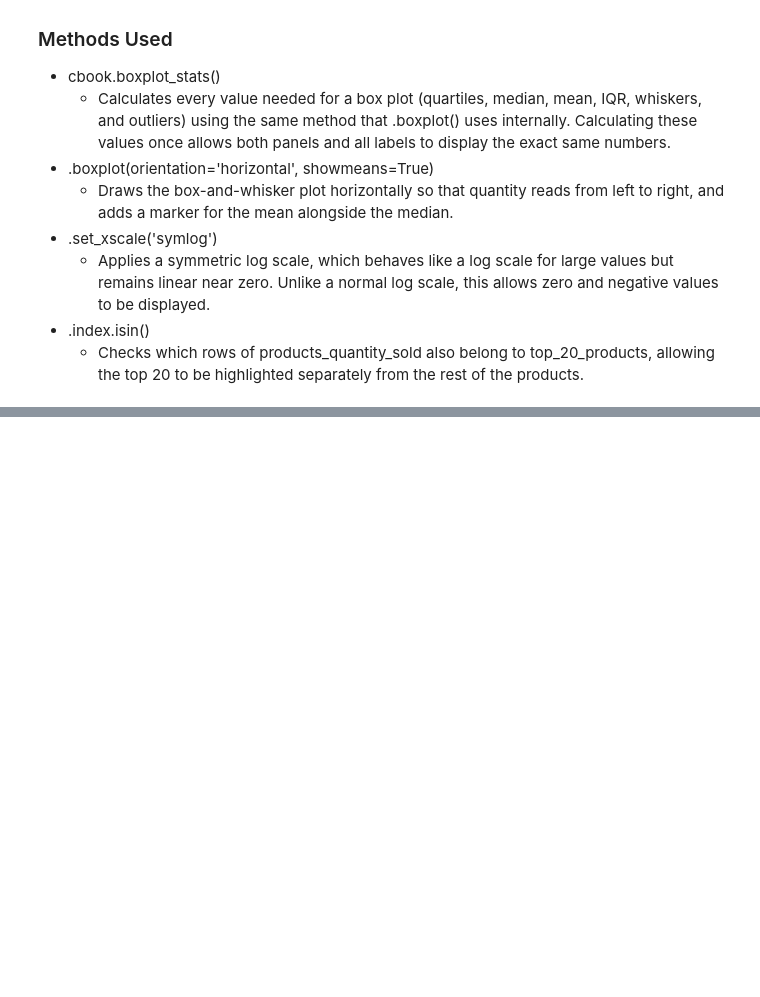
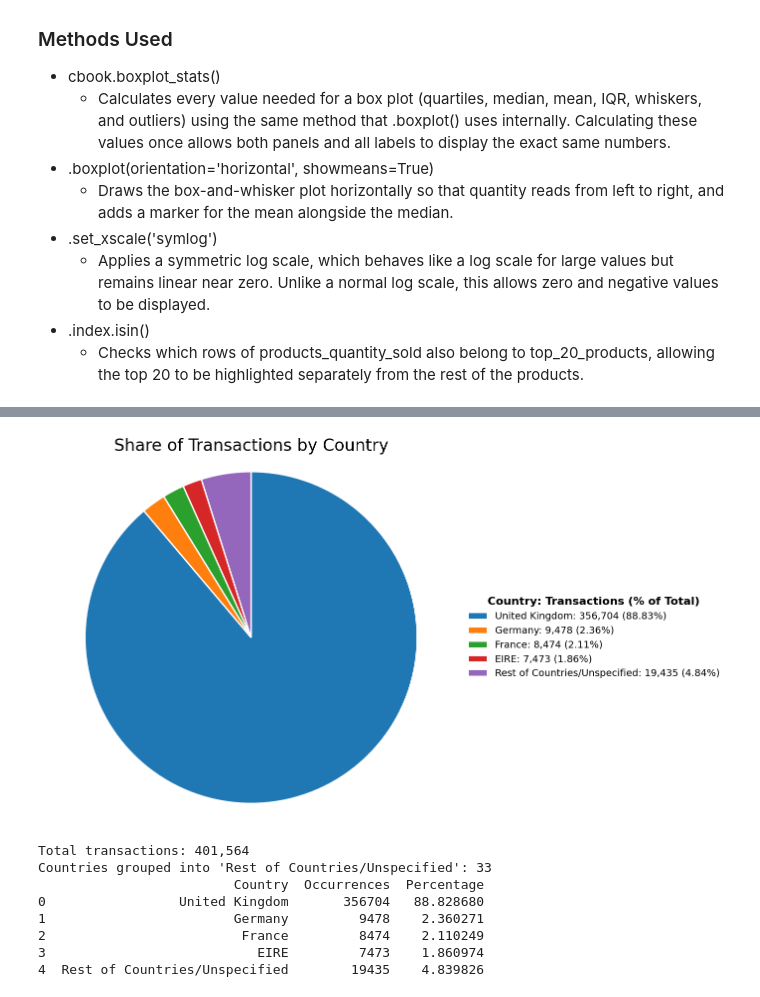
Before and after one commit to rymatata/coursera-exploratory-data-analysis, a Jupyter notebook: Notebooks/online_retail.ipynb, the cells around one changed output, grey strips where cells are left out. Drawn from its saved outputs; the diff is of its cells as text; code cells hidden in the pictures; blank space fills up the shorter version.

Commit message:
Analysis on amount of transactions by country

```diff
--- a/Notebooks/online_retail.ipynb
+++ b/Notebooks/online_retail.ipynb
@@ -978,3 +978,16 @@ Lastly, it should be noted that being an outlier confirms that a product sold an
     - Applies a symmetric log scale, which behaves like a log scale for large values but remains linear near zero. Unlike a normal log scale, this allows zero and negative values to be displayed.
 - .index.isin()
     - Checks which rows of products_quantity_sold also belong to top_20_products, allowing the top 20 to be highlighted separately from the rest of the products.
+# %%
+# Counting the number of distinct countries that appear in the DataFrame
+unique_countries = cleaned_retail_df['Country'].nunique()
+print(f"Number of unique countries: {unique_countries}")
+
+countries_transactions = (cleaned_retail_df
+             .groupby('Country') # Grouping every row (transaction) by its country
+             .size() # Counts the number of rows within each country group
+             .reset_index(name='Occurrences') # Creates a new column for the number of rows for each country
+             .sort_values('Occurrences', ascending=False) # Orders the countries from most to least occurrences
+             .reset_index(drop=True)) # Resets the index so it reflects the new order
+
+print(countries_transactions)
@@ -980,0 +1012,54 @@ Lastly, it should be noted that being an outlier confirms that a product sold an
+# %%
+total_transactions = countries_transactions['Occurrences'].sum()
+
+# Creating a percentage column without editing the original DataFrame
+countries_share = countries_transactions.assign(Percentage=lambda df: df['Occurrences'] / total_transactions * 100)
+
+# Countries that make up at least 1% of all transactions are shown individually, the rest are grouped together
+is_top_country = (countries_share['Percentage'] >= 1) & (countries_share['Country'] != 'Unspecified')
+top_countries = countries_share[is_top_country]
+rest_of_countries = countries_share[~is_top_country]
+
+countries_pie = pd.concat([top_countries,
+                           pd.DataFrame({'Country': ['Rest of Countries/Unspecified'],
+                                         'Occurrences': [rest_of_countries['Occurrences'].sum()],
+                                         'Percentage': [rest_of_countries['Percentage'].sum()]})],
+                          ignore_index=True)
+
+fig, ax = plt.subplots(figsize=(14, 8))
+
+wedges, _ = ax.pie(countries_pie['Occurrences'],
+                      colors=plt.cm.tab10.colors[:len(countries_pie)], # Fixed color order so each category keeps the same color
+                      startangle=90,
+                      counterclock=False, # Slices are drawn clockwise from the top, largest first
+                      wedgeprops=dict(edgecolor='white', linewidth=2)) # White gaps separate each slice
+
+# Legend lists every category with its sum of occurrences and percentage of transactions
+legend_labels = [f"{row.Country}: {row.Occurrences:,} ({row.Percentage:.2f}%)" for row in countries_pie.itertuples()]
+ax.legend(wedges, legend_labels,
+          title='Country: Transactions (% of Total)',
+          title_fontsize=16,
+          fontsize=14,
+          loc='center left',
+          bbox_to_anchor=(1, 0.5),
+          frameon=False)
+ax.get_legend().get_title().set_fontweight('bold') # Bolds the legend title
+
+ax.set_title('Share of Transactions by Country', fontsize=24)
+ax.axis('equal') # Keeps the pie circular
+plt.tight_layout()
+plt.show()
+
+print(f"Total transactions: {total_transactions:,}")
+print(f"Countries grouped into 'Rest of Countries/Unspecified': {len(rest_of_countries)}")
+print(countries_pie)
+# %% [output]
+[figure, added]
+Total transactions: 401,564
+Countries grouped into 'Rest of Countries/Unspecified': 33
+                         Country  Occurrences  Percentage
+0                 United Kingdom       356704   88.828680
+1                        Germany         9478    2.360271
+2                         France         8474    2.110249
+3                           EIRE         7473    1.860974
+4  Rest of Countries/Unspecified        19435    4.839826
```
Also changed, not shown: parts of 3 cells of this notebook.
